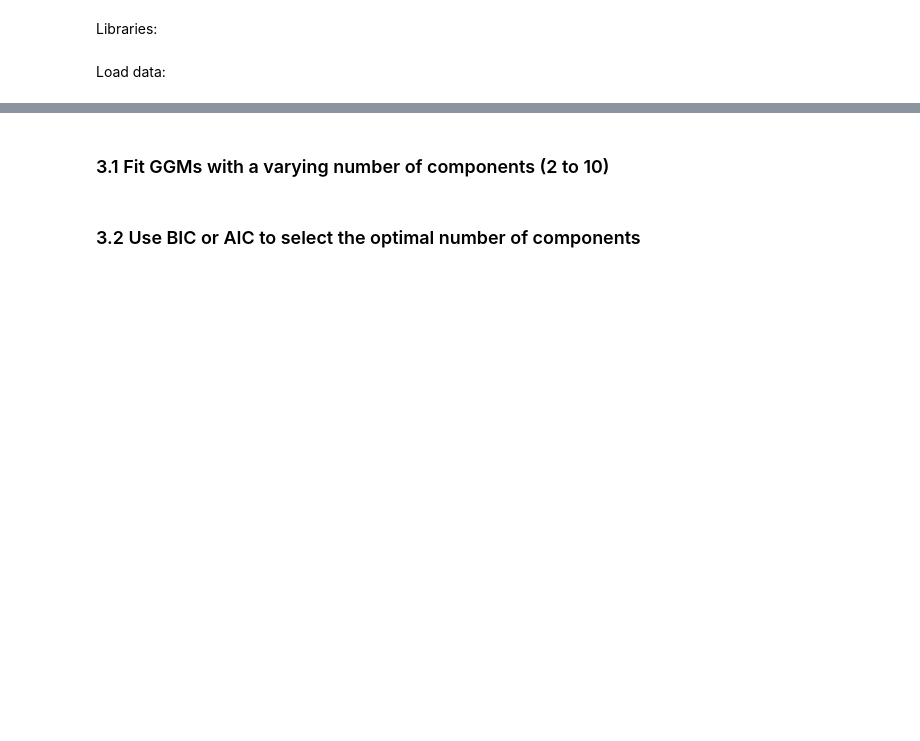
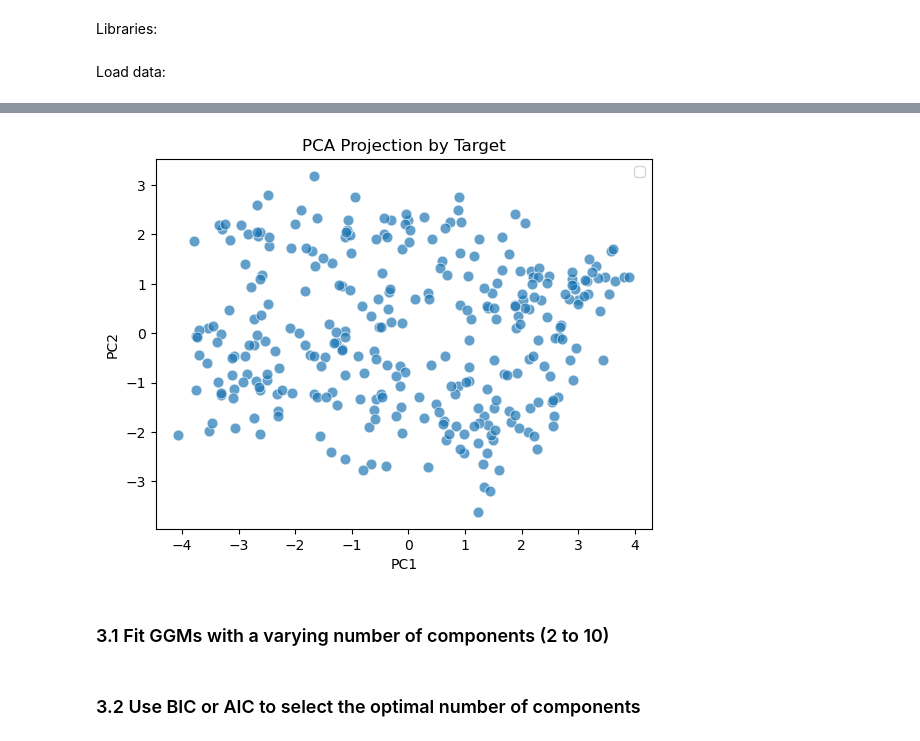
Before and after one commit to Joaomuianga/ML-team-collaboration, a Jupyter notebook: notebooks/4_GMM.ipynb, the cells around one changed output, grey strips where cells are left out. Saved outputs shown, nothing was run; the diff lists cells and outputs as text; code cells hidden in the pictures; blank space fills up the shorter version.

```diff
--- a/notebooks/4_GMM.ipynb
+++ b/notebooks/4_GMM.ipynb
@@ -39,3 +46,21 @@ X_clustering = scaler.fit_transform(X)
+# %%
+plt.figure()
+
+# Plot each class separately
+sns.scatterplot(
+    x=X_pca["PC1"],
+    y=X_pca["PC2"],
+    s = 60,
+    alpha = 0.7
+)
+
+plt.xlabel("PC1")
+plt.ylabel("PC2")
+plt.title("PCA Projection by Target")
+plt.legend()
+plt.show()
+# %% [output]
+[figure, added]
 # %% [markdown]
 ### 3.1 Fit GGMs with a varying number of components (2 to 10)
 # %%
```
Also changed, not shown: parts of 7 cells of this notebook.
